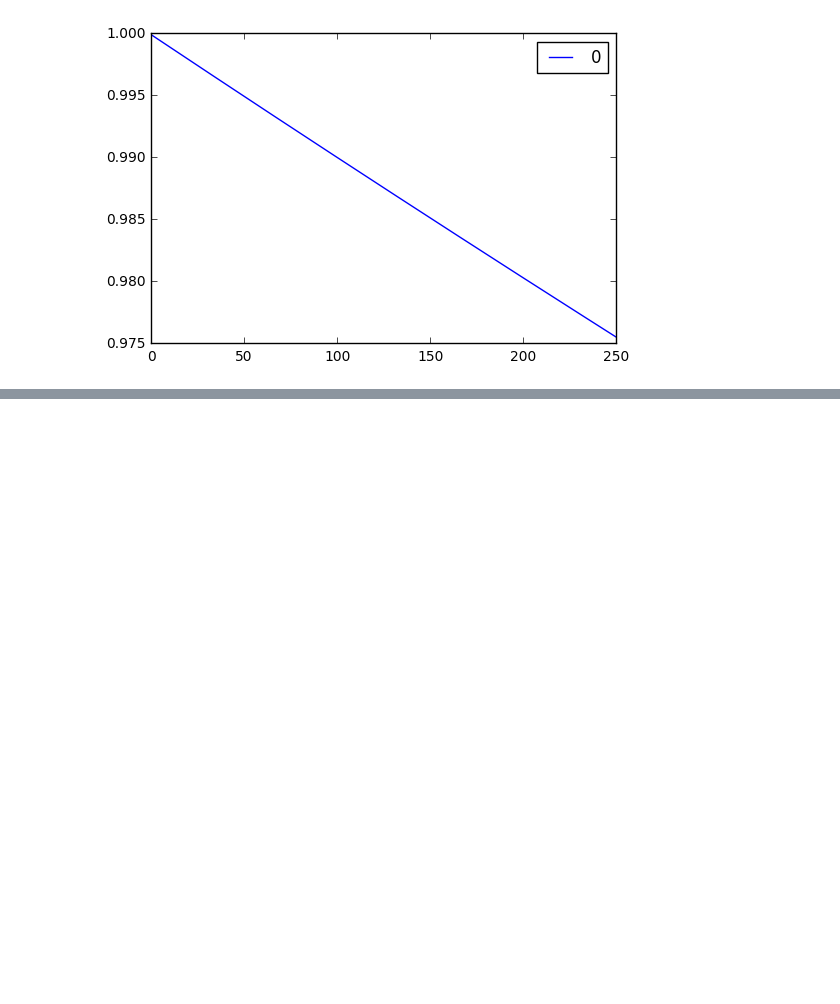
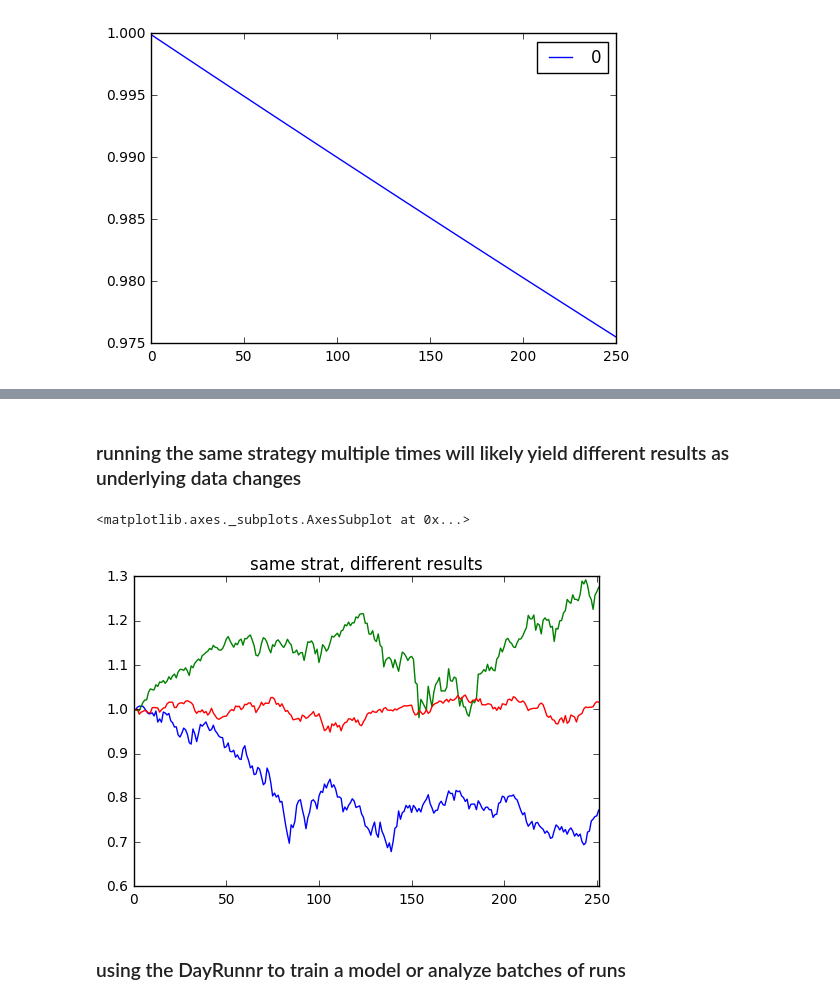
Before and after one commit to hackthemarket/gym-trading, a Jupyter notebook: gym_trading/envs/TradingEnv.ipynb, the cells around one changed output, grey strips where cells are left out. Saved outputs shown, nothing was run; the diff lists cells and outputs as text; code cells hidden in the pictures; blank space fills up the shorter version.

```diff
--- a/gym_trading/envs/TradingEnv.ipynb
+++ b/gym_trading/envs/TradingEnv.ipynb
@@ -125,0 +112,11 @@ For now, no rendering has been implemented for this gym, but with each step, the
+# %% [markdown]
+### running the same strategy multiple times will likely yield different results as underlying data changes
+# %%
+runnr.run_strat(buyandhold)[0].nav.plot(title='same strat, different results')
+runnr.run_strat(buyandhold)[0].nav.plot()
+runnr.run_strat(buyandhold)[0].nav.plot()
+# %% [output]
+<matplotlib.axes._subplots.AxesSubplot at 0x...>
+[figure, added]
+# %% [markdown]
+### using the DayRunnr to train a model or analyze batches of runs
```
Also changed, not shown: parts of 10 cells of this notebook, 2 other files.
